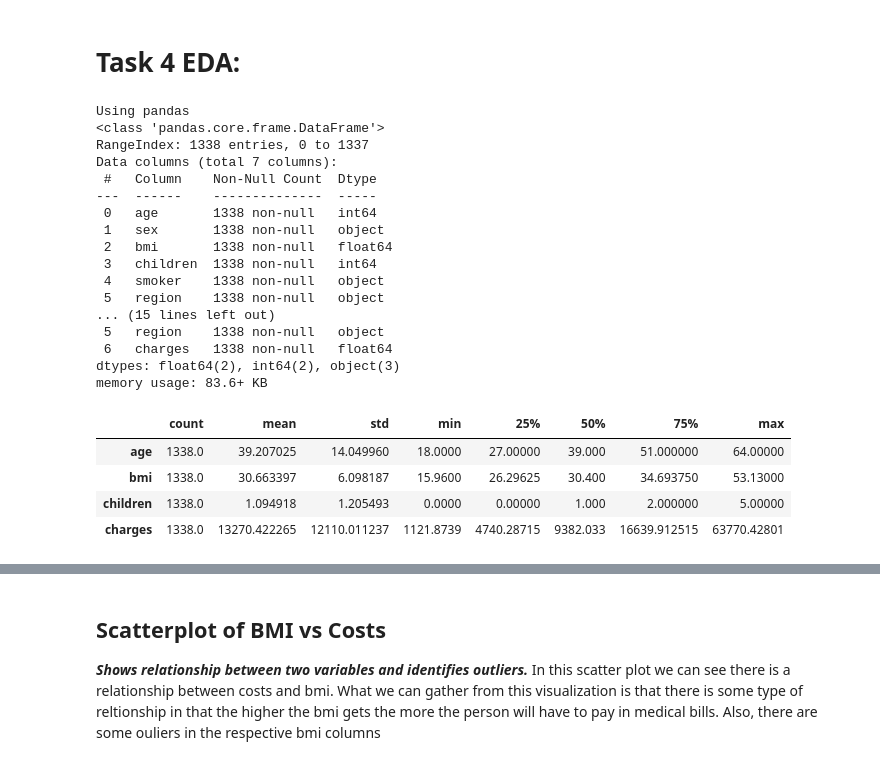
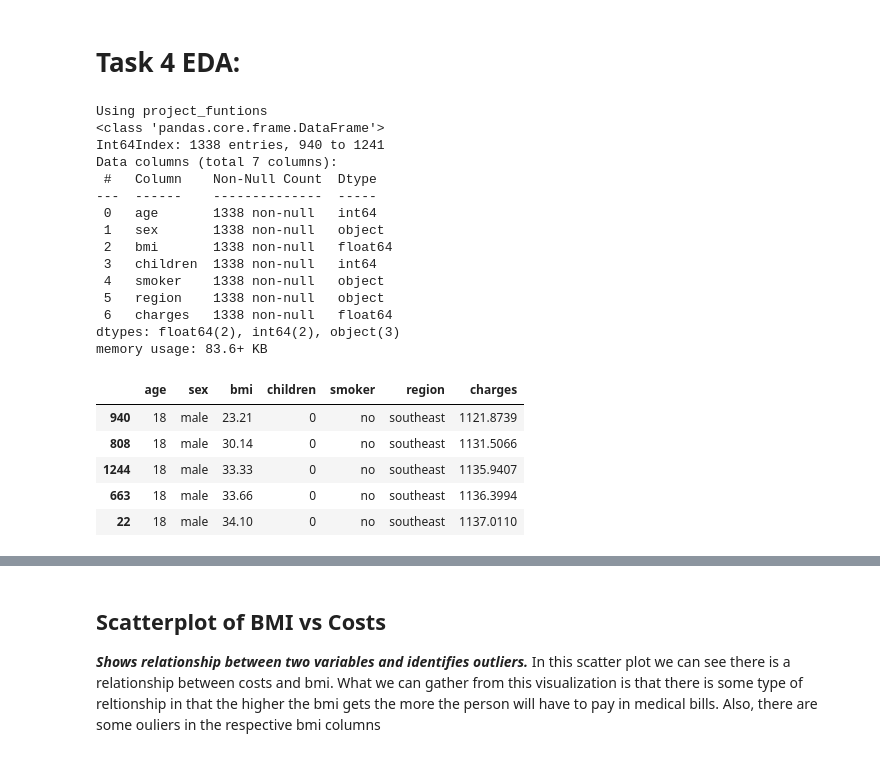
Before and after one commit to data301-2020-winter2/course-project-group_1041, a Jupyter notebook: analysis/Jivraj/milestone2.ipynb, the cells around one changed output, grey strips where cells are left out. Saved outputs shown, nothing was run; the diff lists cells and outputs as text; code cells hidden in the pictures.

```diff
--- a/analysis/Jivraj/milestone2.ipynb
+++ b/analysis/Jivraj/milestone2.ipynb
@@ -7,43 +7,41 @@
 # %% [markdown]
 # Task 4 EDA:
 # %%
-from project_functions import load_data
+from scripts import project_functions
 import pandas as pd
 import numpy as np
 import matplotlib
 import matplotlib.pyplot as plt
 import seaborn as sns
 
+path = "../../data/raw/Medical_Cost.csv"
+
 %matplotlib inline
-print("\nUsing pandas")
-df = pd.read_csv("../../data/raw/Medical_Cost.csv")
-df.info()
-df.describe().T
 #or
 print("\nUsing project_funtions")
-df2 = load_data("../../data/raw/Medical_Cost.csv")
+df2 = project_functions.load_data(path)
 df2.info()
 df2.describe().T
+df2.head()
 # %% [output]
-Using pandas
+Using project_funtions
 <class 'pandas.core.frame.DataFrame'>
-RangeIndex: 1338 entries, 0 to 1337
+Int64Index: 1338 entries, 940 to 1241
 Data columns (total 7 columns):
  #   Column    Non-Null Count  Dtype
 ---  ------    --------------  -----
  0   age       1338 non-null   int64
  1   sex       1338 non-null   object
  2   bmi       1338 non-null   float64
  3   children  1338 non-null   int64
  4   smoker    1338 non-null   object
  5   region    1338 non-null   object
-... (15 lines left out)
- 5   region    1338 non-null   object
  6   charges   1338 non-null   float64
 dtypes: float64(2), int64(2), object(3)
 memory usage: 83.6+ KB
-|  | count | mean | std | min | 25% | 50% | 75% | max |
-| age | 1338.0 | 39.207025 | 14.049960 | 18.0000 | 27.00000 | 39.000 | 51.000000 | 64.00000 |
-| bmi | 1338.0 | 30.663397 | 6.098187 | 15.9600 | 26.29625 | 30.400 | 34.693750 | 53.13000 |
-| children | 1338.0 | 1.094918 | 1.205493 | 0.0000 | 0.00000 | 1.000 | 2.000000 | 5.00000 |
-| charges | 1338.0 | 13270.422265 | 12110.011237 | 1121.8739 | 4740.28715 | 9382.033 | 16639.912515 | 63770.42801 |
+|  | age | sex | bmi | children | smoker | region | charges |
+| 940 | 18 | male | 23.21 | 0 | no | southeast | 1121.8739 |
+| 808 | 18 | male | 30.14 | 0 | no | southeast | 1131.5066 |
+| 1244 | 18 | male | 33.33 | 0 | no | southeast | 1135.9407 |
+| 663 | 18 | male | 33.66 | 0 | no | southeast | 1136.3994 |
+| 22 | 18 | male | 34.10 | 0 | no | southeast | 1137.0110 |
```
Also changed, not shown: parts of 42 cells of this notebook, 1 other file.
